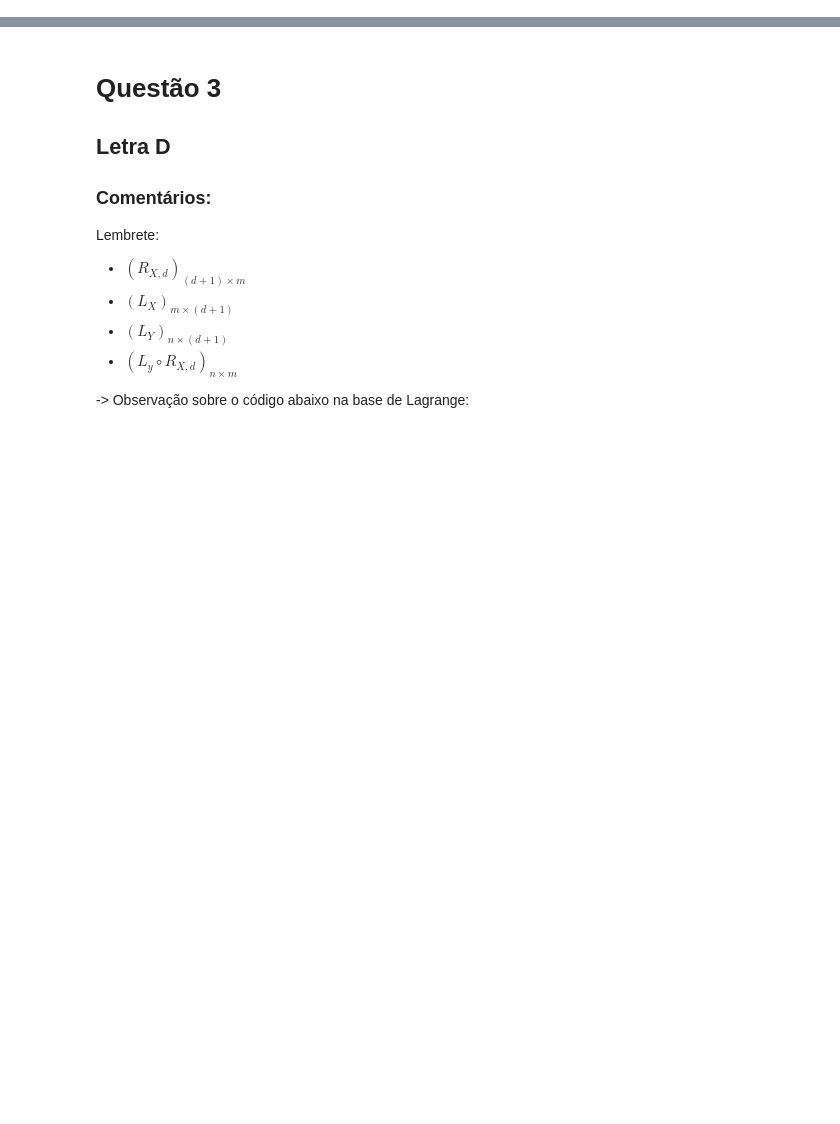
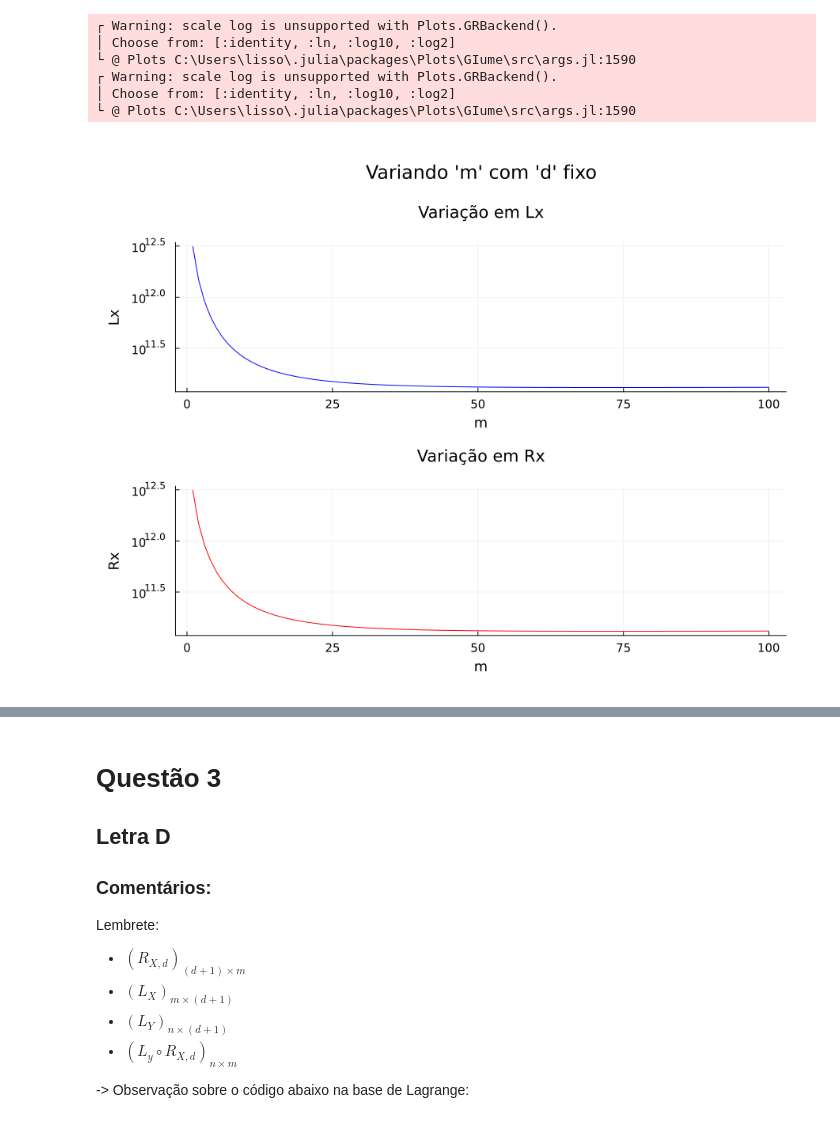
Before and after one commit to AnaJuliaSv/projeto-3-algebra-linear-numerica, a Jupyter notebook: notebook.ipynb, the cells around one changed output, grey strips where cells are left out. Drawn from its saved outputs; the diff is of its cells as text; code cells hidden in the pictures; blank space fills up the shorter version.

```diff
--- a/notebook.ipynb
+++ b/notebook.ipynb
@@ -70,0 +136,54 @@ Dessa forma, $R_{X, d}(b)$ (encontrar a solução dos mínimos quadrados) nessa
+# %%
+
+m_values = 1:100
+d_values = 1:30
+
+function partial_variation(m_values, d_values)
+
+    m_behavior = Dict("Lx" => zeros(length(m_values)), "Rx" => zeros(length(m_values)))
+    d_behavior = Dict("Lx" => zeros(length(d_values)), "Rx" => zeros(length(d_values)))
+
+    # Variando m com d fixo
+
+    # Fixaremos m em 50 para variar d
+    X = collect(range(0, 1, length=50))
+
+    for d in d_values
+        Lx = vander(X, d)
+        Rx = rx_matrix(Lx)
+
+        d_behavior["Lx"][d] = cond(Lx)
+        d_behavior["Rx"][d] = cond(Rx)
+    end
+
+    # Variando m com d fixo
+    for m in m_values
+
+        # Fixaremos d na média
+        d = 15
+        X = collect(range(0, 1, m+d))
+
+        Lx = vander(X, d)
+        Rx = rx_matrix(Lx)
+
+        m_behavior["Lx"][m] = cond(Lx)
+        m_behavior["Rx"][m] = cond(Rx)
+
+    end
+
+
+    line_plot(m_values, m_behavior["Lx"], "Lx", m_behavior["Rx"], "Rx", "m", "Variando 'm' com 'd' fixo")
+
+    # return d_behavior, m_behavior
+
+end
+
+partial_variation(m_values, d_values)
+# %% [output]
+┌ Warning: scale log is unsupported with Plots.GRBackend().
+│ Choose from: [:identity, :ln, :log10, :log2]
+└ @ Plots C:\Users\lisso\.julia\packages\Plots\GIume\src\args.jl:1590
+┌ Warning: scale log is unsupported with Plots.GRBackend().
+│ Choose from: [:identity, :ln, :log10, :log2]
+└ @ Plots C:\Users\lisso\.julia\packages\Plots\GIume\src\args.jl:1590
+[figure, added]
```
Also changed, not shown: parts of 12 cells of this notebook, 1 other file.
